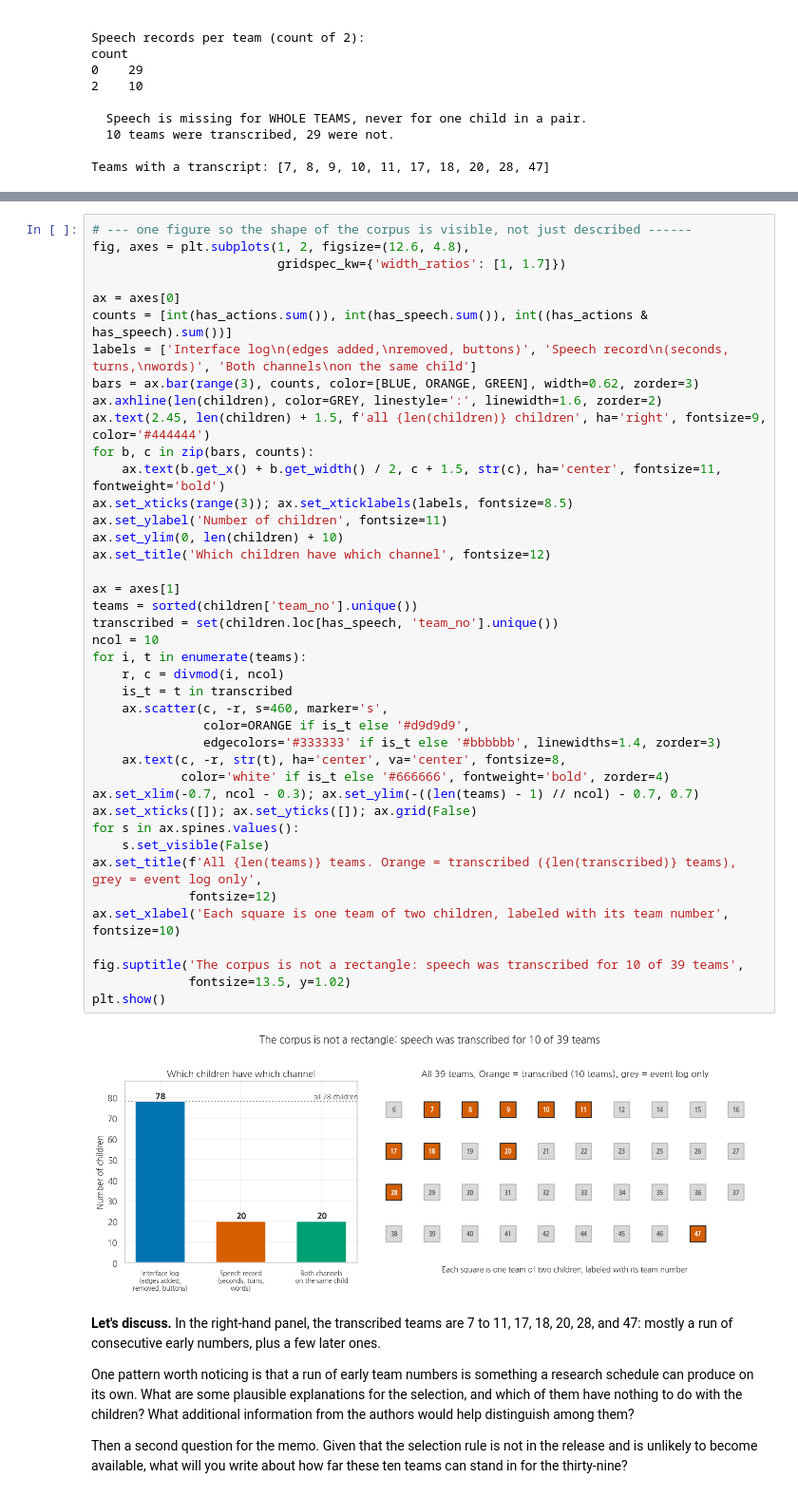
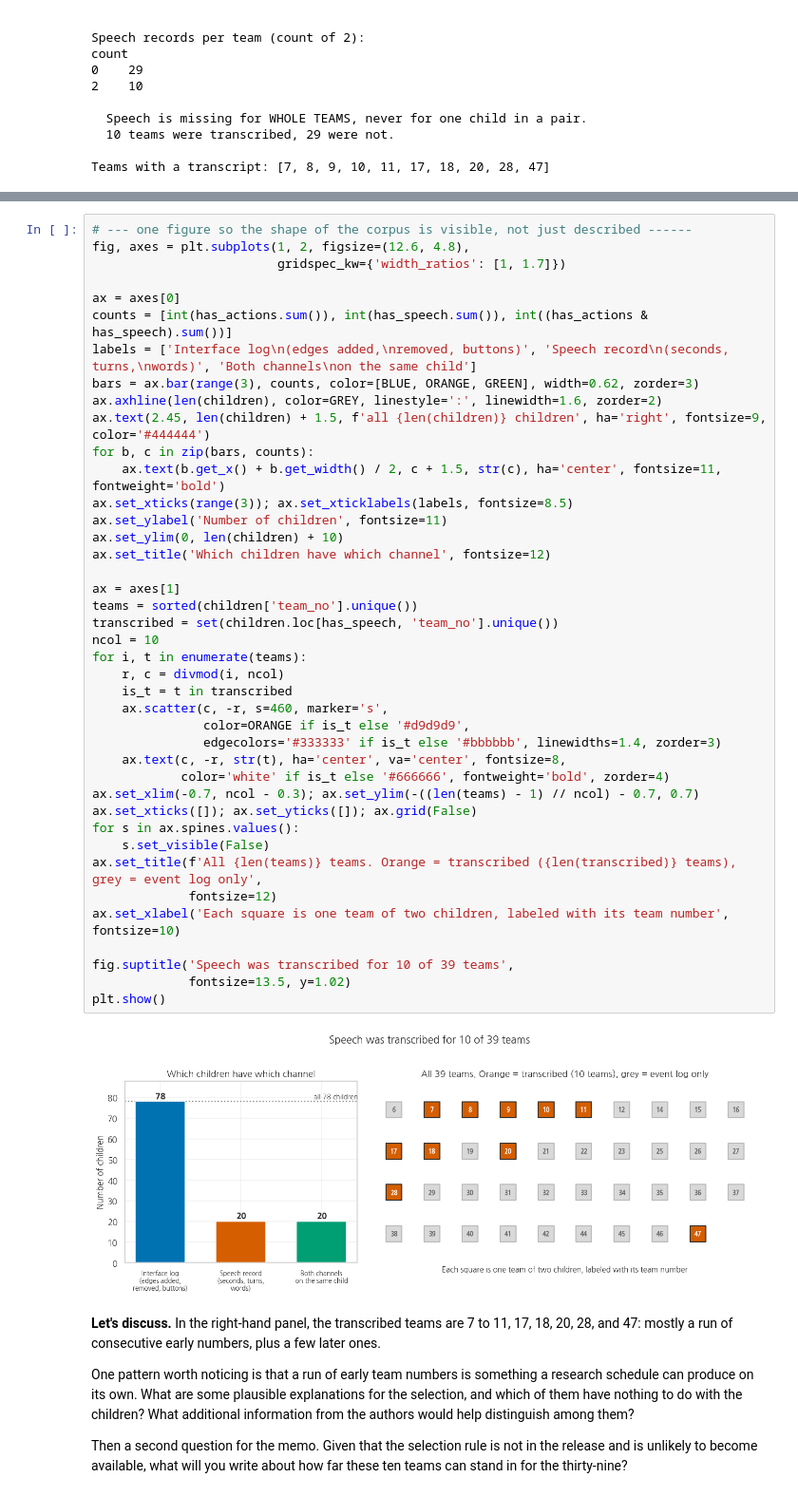
Before and after one commit to HakeoungLee/edis8100-teaching-learning-analytics, a Jupyter notebook: week06-miniproject3-multimodal/week06_miniproject3_multimodal_participation.ipynb, the cells around one changed output, grey strips where cells are left out. Shown at 95% size. Cells and saved outputs as stored; diff of their text form.

```diff
--- a/week06-miniproject3-multimodal/week06_miniproject3_multimodal_participation.ipynb
+++ b/week06-miniproject3-multimodal/week06_miniproject3_multimodal_participation.ipynb
@@ -328,35 +342,35 @@ ax.text(2.45, len(children) + 1.5, f'all {len(children)} children', ha='right',
 for b, c in zip(bars, counts):
     ax.text(b.get_x() + b.get_width() / 2, c + 1.5, str(c), ha='center', fontsize=11, fontweight='bold')
 ax.set_xticks(range(3)); ax.set_xticklabels(labels, fontsize=8.5)
 ax.set_ylabel('Number of children', fontsize=11)
 ax.set_ylim(0, len(children) + 10)
 ax.set_title('Which children have which channel', fontsize=12)
 
 ax = axes[1]
 teams = sorted(children['team_no'].unique())
 transcribed = set(children.loc[has_speech, 'team_no'].unique())
 ncol = 10
 for i, t in enumerate(teams):
     r, c = divmod(i, ncol)
     is_t = t in transcribed
     ax.scatter(c, -r, s=460, marker='s',
                color=ORANGE if is_t else '#d9d9d9',
                edgecolors='#333333' if is_t else '#bbbbbb', linewidths=1.4, zorder=3)
     ax.text(c, -r, str(t), ha='center', va='center', fontsize=8,
             color='white' if is_t else '#666666', fontweight='bold', zorder=4)
 ax.set_xlim(-0.7, ncol - 0.3); ax.set_ylim(-((len(teams) - 1) // ncol) - 0.7, 0.7)
 ax.set_xticks([]); ax.set_yticks([]); ax.grid(False)
 for s in ax.spines.values():
     s.set_visible(False)
 ax.set_title(f'All {len(teams)} teams. Orange = transcribed ({len(transcribed)} teams), grey = event log only',
              fontsize=12)
 ax.set_xlabel('Each square is one team of two children, labeled with its team number', fontsize=10)
 
-fig.suptitle('The corpus is not a rectangle: speech was transcribed for 10 of 39 teams',
+fig.suptitle('Speech was transcribed for 10 of 39 teams',
              fontsize=13.5, y=1.02)
 plt.show()
 # %% [output]
-[figure, old version]
+[figure, new version]
 # %% [markdown]
 **Let's discuss.** In the right-hand panel, the transcribed teams are 7 to 11, 17, 18, 20, 28, and 47: mostly a run of consecutive early numbers, plus a few later ones.
 
```
Also changed, not shown: parts of 52 cells of this notebook, 1 other file.
